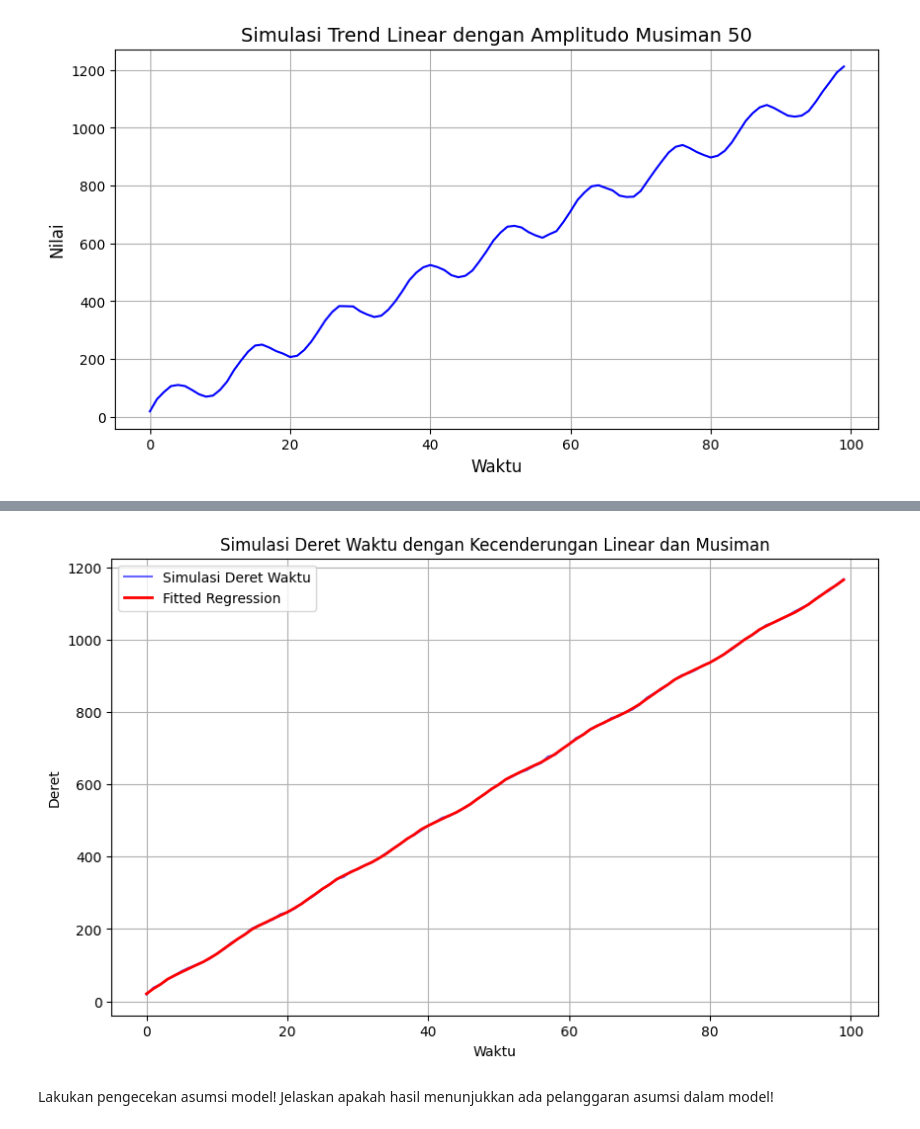
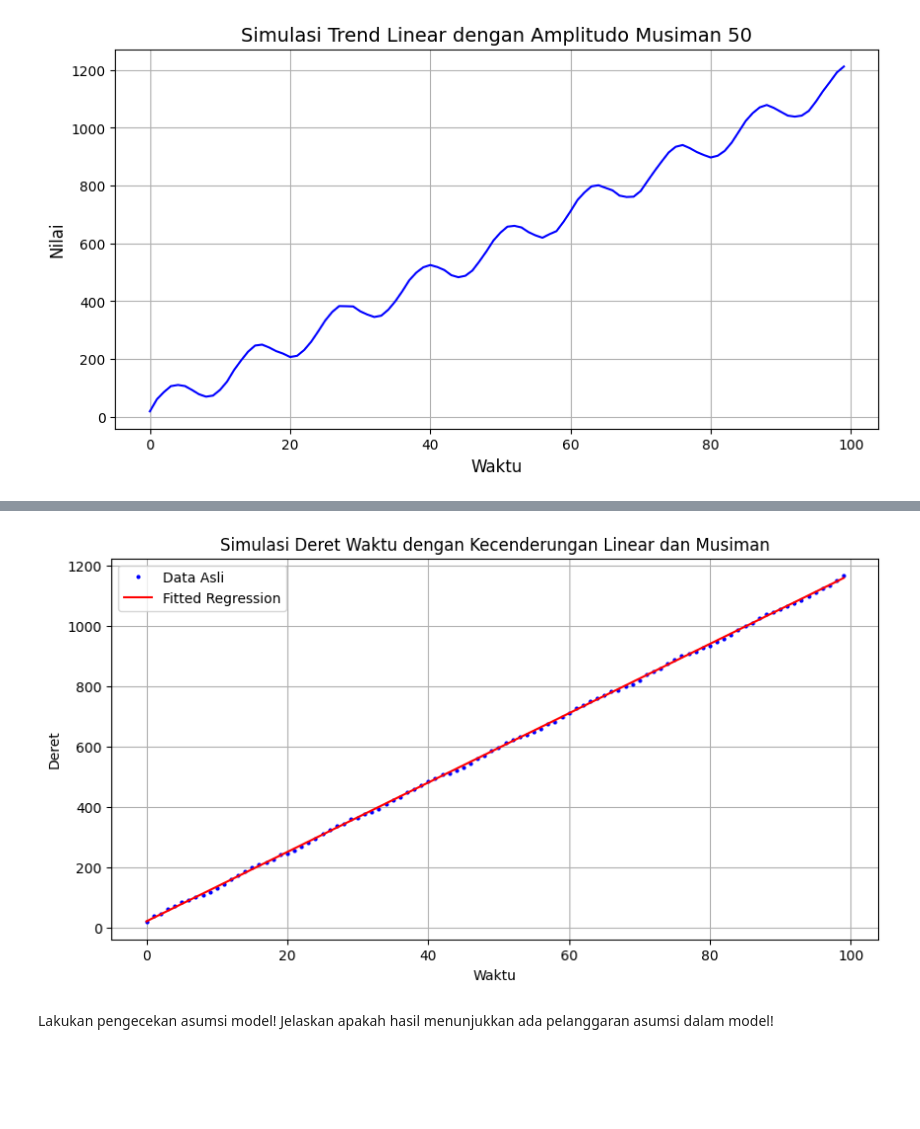
Before and after one commit to haniyathul/Praktikum-Analisis-Deret-Waktu, a Jupyter notebook: Tugas_Praktikum_STA2542_Minggu_2.ipynb, the cells around one changed output, grey strips where cells are left out. Cells and saved outputs as stored; diff of their text form; code cells hidden in the pictures; blank space fills up the shorter version.

```diff
--- a/Tugas_Praktikum_STA2542_Minggu_2.ipynb
+++ b/Tugas_Praktikum_STA2542_Minggu_2.ipynb
@@ -971,19 +1093,21 @@ Bagaimana cara menginterpretasikan nilai koefisien regresi yang diperoleh dalam
 # %%
 # Prediksi menggunakan model yang sudah dilatih
 pred_mix = model_mix.predict(season)
 
 # Plot hasil simulasi deret waktu dan regresi kuadratik
-plt.figure(figsize=(10, 6))
-plt.plot(x, series, label='Simulasi Deret Waktu', color='blue', alpha=0.6)
-plt.plot(x, pred_mix, label='Fitted Regression', color='red', linewidth=2)
-plt.title('Simulasi Deret Waktu dengan Kecenderungan Linear dan Musiman')
+plt.figure(figsize=(10, 5))
+
+plt.plot(x, series, 'b.', label='Data Asli', markersize=4)
+plt.plot(x, model.fittedvalues, 'r-', label='Fitted Regression')
+
 plt.xlabel('Waktu')
 plt.ylabel('Deret')
+plt.title('Simulasi Deret Waktu dengan Kecenderungan Linear dan Musiman')
 plt.legend()
-plt.grid(True)
+plt.grid()
 plt.show()
 # %% [output]
-[figure, old version]
+[figure, new version]
 # %% [markdown]
 Lakukan pengecekan asumsi model! Jelaskan apakah hasil menunjukkan ada pelanggaran asumsi dalam model!
 # %%
```
Also changed, not shown: parts of 10 cells of this notebook.
